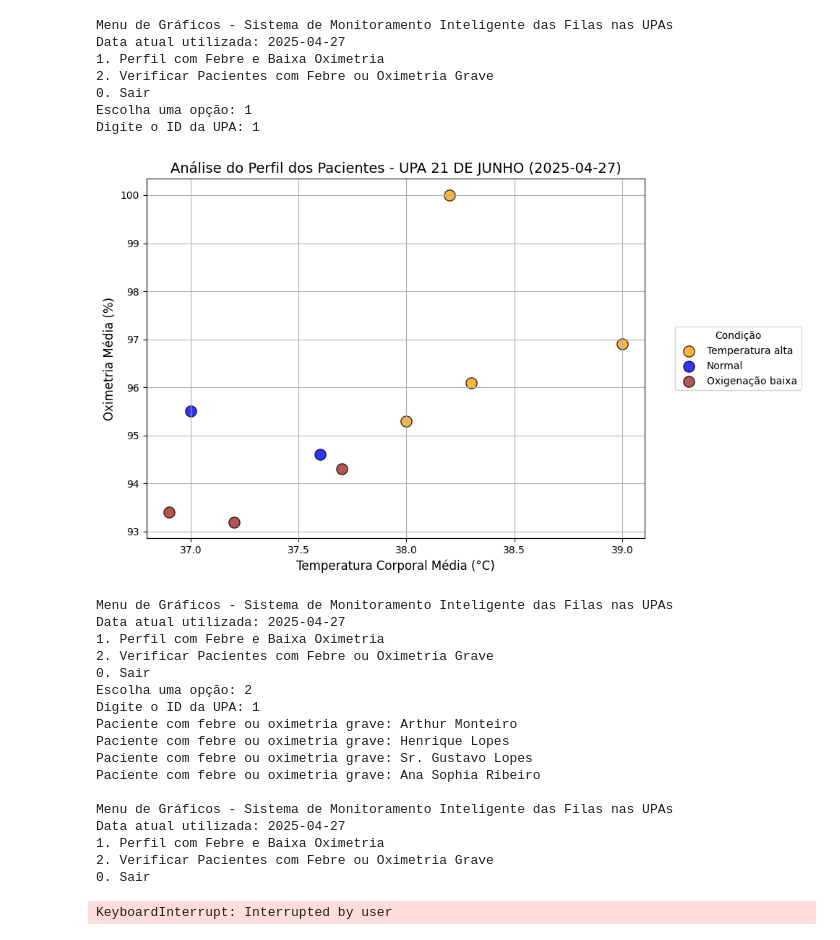
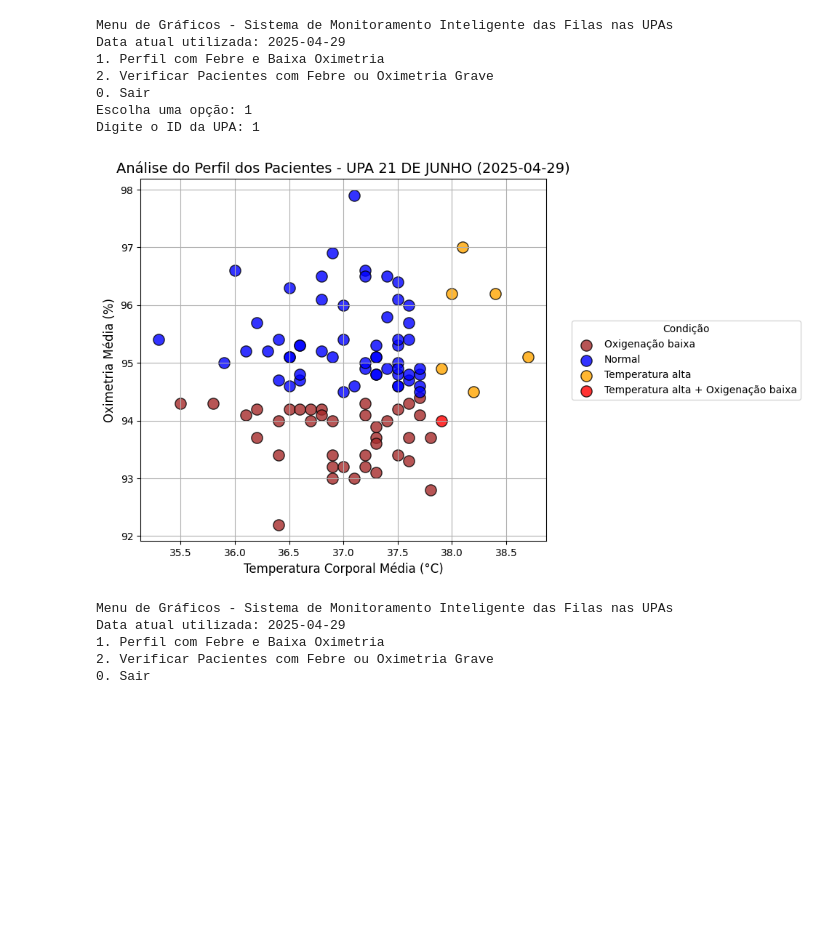
Before and after one commit to Grupo-5-Projeto/Cloud, a Jupyter notebook: graficos/grafico_temperatura_oximetria.ipynb, the cells around one changed output. Saved outputs shown, nothing was run; the diff lists cells and outputs as text; code cells hidden in the pictures; blank space fills up the shorter version.

```diff
--- a/graficos/grafico_temperatura_oximetria.ipynb
+++ b/graficos/grafico_temperatura_oximetria.ipynb
@@ -8,15 +29,15 @@ import io
 from datetime import date
 
 # Define a data no início do código
-data_atual = date(2025, 4, 27)
+data_atual = date(2025, 4, 29)
 data_string = data_atual.strftime('%Y-%m-%d')
 
 # Nome do bucket e arquivos
-BUCKET_NAME = 'bucket-trusted-upa-connect-1'
+BUCKET_NAME = 'bucket-trusted-upa-connect'
 
 # Caminhos dos arquivos CSV no S3
-TEMPERATURA_FILE_KEY = 'temperatura_paciente_tratado.csv/part-00000-6c299ffa-f8d8-401d-8945-211c631ae8ef-c000.csv'
-OXIMETRO_FILE_KEY = 'oximetria_paciente_tratado.csv/part-00000-82fd4168-f90d-41be-bb8f-ba5879f89969-c000.csv'
+TEMPERATURA_FILE_KEY = 'temperatura_paciente_tratado.csv/part-00000-d07413bc-c0b6-4720-9575-13b53d3a0519-c000.csv'
+OXIMETRO_FILE_KEY = 'oximetria_paciente_tratado.csv/part-00000-aad9ed77-a4db-4bf7-a8d0-5173a8586eaf-c000.csv'
 PACIENTE_FILE_KEY = 'paciente.csv'
 UPA_FILE_KEY = 'upa.csv'
 
@@ -144,50 +165,39 @@ def verificar_pacientes_com_febre_ou_oximetria_grave(fk_upa=1, data=data_string)
 
 # Menu
 menu = {
     "1": lambda: grafico_3(fk_upa=int(input("Digite o ID da UPA: ")), data=data_string),
     "2": lambda: verificar_pacientes_com_febre_ou_oximetria_grave(fk_upa=int(input("Digite o ID da UPA: ")), data=data_string),
 }
 
 if __name__ == "__main__":
     while True:
         print("\nMenu de Gráficos - Sistema de Monitoramento Inteligente das Filas nas UPAs")
         print(f"Data atual utilizada: {data_string}")
         print("1. Perfil com Febre e Baixa Oximetria")
         print("2. Verificar Pacientes com Febre ou Oximetria Grave")
         print("0. Sair")
         opcao = input("Escolha uma opção: ")
 
         if opcao == "0":
             print("Saindo...")
             break
         elif opcao in menu:
             menu[opcao]()
         else:
             print("Opção inválida. Tente novamente.")
 # %% [output]
 Menu de Gráficos - Sistema de Monitoramento Inteligente das Filas nas UPAs
-Data atual utilizada: 2025-04-27
+Data atual utilizada: 2025-04-29
 1. Perfil com Febre e Baixa Oximetria
 2. Verificar Pacientes com Febre ou Oximetria Grave
 0. Sair
 Escolha uma opção: 1
 Digite o ID da UPA: 1
-[figure, old version]
+[figure, new version]
 Menu de Gráficos - Sistema de Monitoramento Inteligente das Filas nas UPAs
-Data atual utilizada: 2025-04-27
+Data atual utilizada: 2025-04-29
 1. Perfil com Febre e Baixa Oximetria
 2. Verificar Pacientes com Febre ou Oximetria Grave
 0. Sair
-Escolha uma opção: 2
-Digite o ID da UPA: 1
-Paciente com febre ou oximetria grave: Arthur Monteiro
-Paciente com febre ou oximetria grave: Henrique Lopes
-Paciente com febre ou oximetria grave: Sr. Gustavo Lopes
-Paciente com febre ou oximetria grave: Ana Sophia Ribeiro
-
-Menu de Gráficos - Sistema de Monitoramento Inteligente das Filas nas UPAs
-Data atual utilizada: 2025-04-27
-1. Perfil com Febre e Baixa Oximetria
-2. Verificar Pacientes com Febre ou Oximetria Grave
-0. Sair
-KeyboardInterrupt: Interrupted by user
+# %% [markdown]
+#
```
Also changed, not shown: parts of 1 cell of this notebook, 5 other files.
